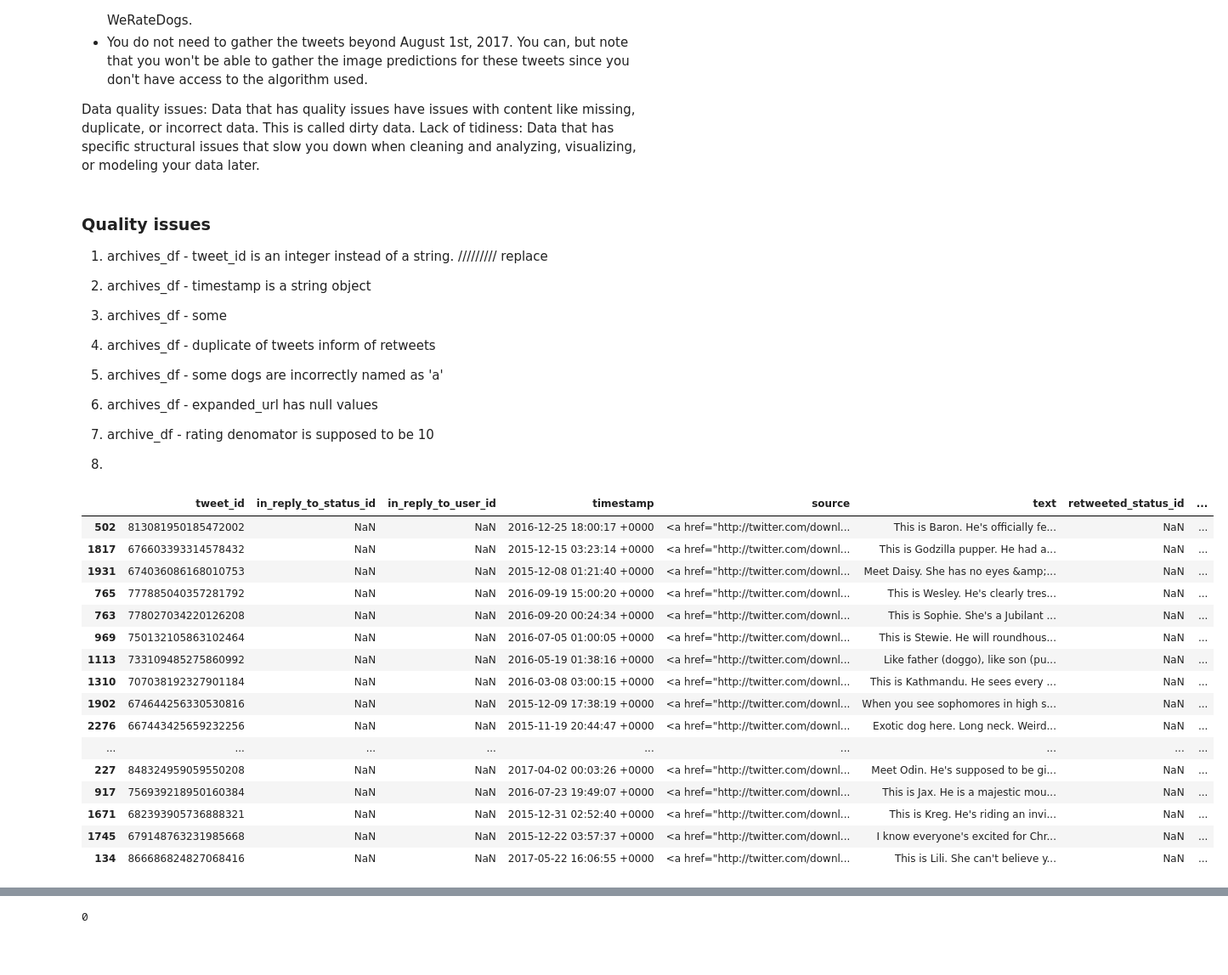
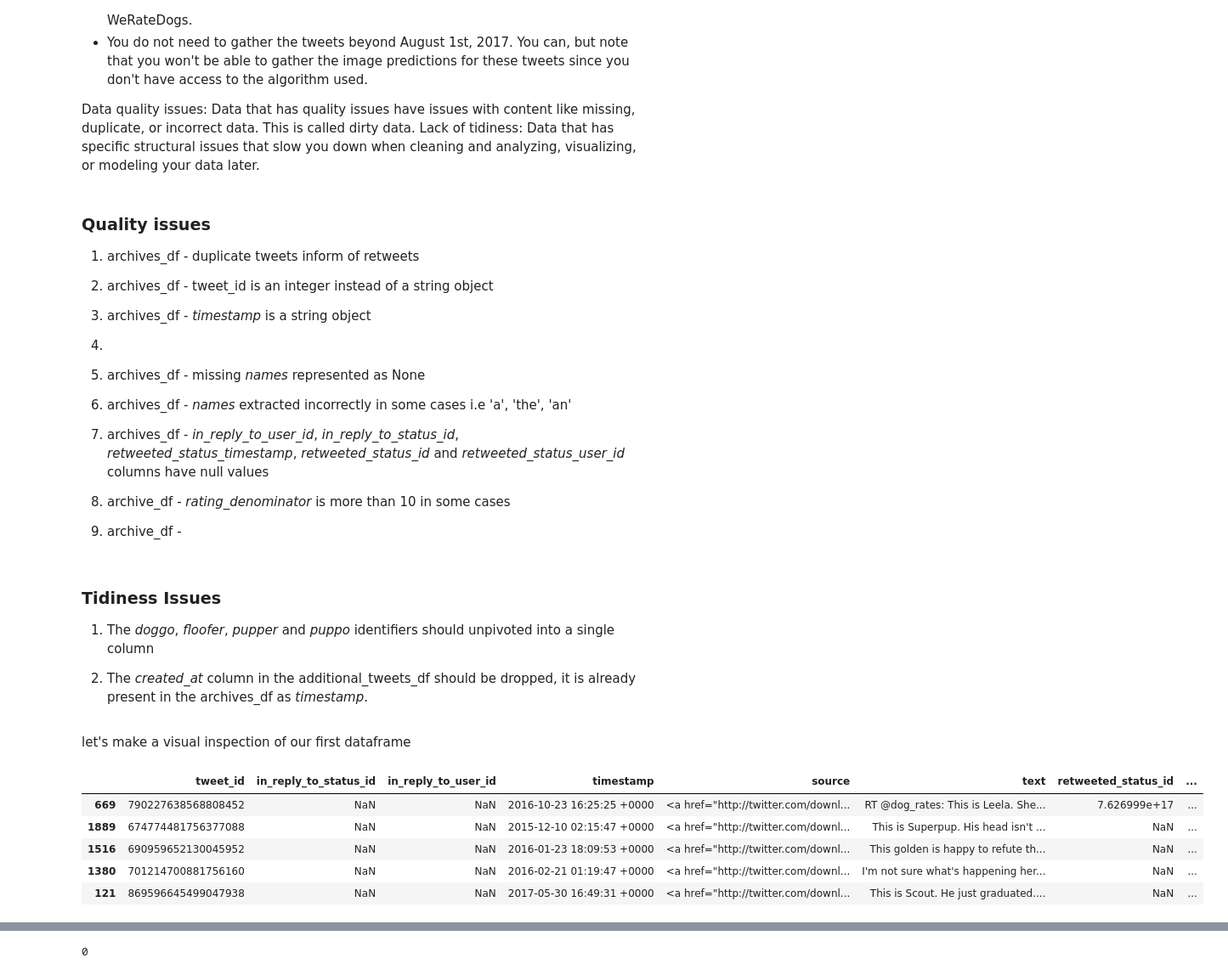
Before and after one commit to zadmainda/WeRateDogs-Data-Analysis, a Jupyter notebook: wrangle_act.ipynb, the cells around one changed output, grey strips where cells are left out. Shown: that part at 85% size. Cells and saved outputs as stored; diff of their text form; code cells hidden in the pictures; blank space fills up the shorter version.

Commit message:
finalize documenting quality issue

```diff
--- a/wrangle_act.ipynb
+++ b/wrangle_act.ipynb
@@ -128,38 +128,40 @@ Data quality issues: Data that has quality issues have issues with content like
 Lack of tidiness: Data that has specific structural issues that slow you down when cleaning and analyzing, visualizing, or modeling your data later.
 # %% [markdown]
 ### Quality issues
-1. archives_df - tweet_id is an integer instead of a string. ///////// replace
+1. archives_df - duplicate tweets inform of retweets
 
-2. archives_df - timestamp is a string object
+2. archives_df - tweet_id is an integer instead of a string object
 
-3. archives_df - some
+3. archives_df - *timestamp* is a string object
 
-4. archives_df - duplicate of tweets inform of retweets
+4.
 
-5. archives_df - some dogs are incorrectly named as 'a'
+5. archives_df - missing *names* represented as None
 
-6. archives_df - expanded_url has null values
+6. archives_df - *names* extracted incorrectly in some cases i.e 'a', 'the', 'an'
 
-7. archive_df - rating denomator is supposed to be 10
+6. archives_df - *in_reply_to_user_id*, *in_reply_to_status_id*, *retweeted_status_timestamp*, *retweeted_status_id* and *retweeted_status_user_id* columns have null values
 
-8.
+7. archive_df - *rating_denominator* is more than 10 in some cases
+
+8. archive_df -
+# %% [markdown]
+### Tidiness Issues
+
+1. The *doggo*, *floofer*, *pupper* and *puppo* identifiers should unpivoted into a single column
+
+2. The *created_at* column in the additional_tweets_df should be dropped, it is already present in the archives_df as *timestamp*.
+# %% [markdown]
+let's make a visual inspection of our first dataframe
+# %%
+pd.set_option('display.max_colwidth', None)
+pd.set_option('display.max_row', None)
 # %%
-archives_df.sample(25)
+archives_df.sample(5)
 # %% [output]
 |  | tweet_id | in_reply_to_status_id | in_reply_to_user_id | timestamp | source | text | retweeted_status_id | ... |
-| 502 | 813081950185472002 | NaN | NaN | 2016-12-25 18:00:17 +0000 | <a href="http://twitter.com/downl... | This is Baron. He's officially fe... | NaN | ... |
-| 1817 | 676603393314578432 | NaN | NaN | 2015-12-15 03:23:14 +0000 | <a href="http://twitter.com/downl... | This is Godzilla pupper. He had a... | NaN | ... |
-| 1931 | 674036086168010753 | NaN | NaN | 2015-12-08 01:21:40 +0000 | <a href="http://twitter.com/downl... | Meet Daisy. She has no eyes &amp;... | NaN | ... |
-| 765 | 777885040357281792 | NaN | NaN | 2016-09-19 15:00:20 +0000 | <a href="http://twitter.com/downl... | This is Wesley. He's clearly tres... | NaN | ... |
-| 763 | 778027034220126208 | NaN | NaN | 2016-09-20 00:24:34 +0000 | <a href="http://twitter.com/downl... | This is Sophie. She's a Jubilant ... | NaN | ... |
-| 969 | 750132105863102464 | NaN | NaN | 2016-07-05 01:00:05 +0000 | <a href="http://twitter.com/downl... | This is Stewie. He will roundhous... | NaN | ... |
-| 1113 | 733109485275860992 | NaN | NaN | 2016-05-19 01:38:16 +0000 | <a href="http://twitter.com/downl... | Like father (doggo), like son (pu... | NaN | ... |
-| 1310 | 707038192327901184 | NaN | NaN | 2016-03-08 03:00:15 +0000 | <a href="http://twitter.com/downl... | This is Kathmandu. He sees every ... | NaN | ... |
-| 1902 | 674644256330530816 | NaN | NaN | 2015-12-09 17:38:19 +0000 | <a href="http://twitter.com/downl... | When you see sophomores in high s... | NaN | ... |
-| 2276 | 667443425659232256 | NaN | NaN | 2015-11-19 20:44:47 +0000 | <a href="http://twitter.com/downl... | Exotic dog here. Long neck. Weird... | NaN | ... |
-| ... | ... | ... | ... | ... | ... | ... | ... | ... |
-| 227 | 848324959059550208 | NaN | NaN | 2017-04-02 00:03:26 +0000 | <a href="http://twitter.com/downl... | Meet Odin. He's supposed to be gi... | NaN | ... |
-| 917 | 756939218950160384 | NaN | NaN | 2016-07-23 19:49:07 +0000 | <a href="http://twitter.com/downl... | This is Jax. He is a majestic mou... | NaN | ... |
-| 1671 | 682393905736888321 | NaN | NaN | 2015-12-31 02:52:40 +0000 | <a href="http://twitter.com/downl... | This is Kreg. He's riding an invi... | NaN | ... |
-| 1745 | 679148763231985668 | NaN | NaN | 2015-12-22 03:57:37 +0000 | <a href="http://twitter.com/downl... | I know everyone's excited for Chr... | NaN | ... |
-| 134 | 866686824827068416 | NaN | NaN | 2017-05-22 16:06:55 +0000 | <a href="http://twitter.com/downl... | This is Lili. She can't believe y... | NaN | ... |
+| 669 | 790227638568808452 | NaN | NaN | 2016-10-23 16:25:25 +0000 | <a href="http://twitter.com/downl... | RT @dog_rates: This is Leela. She... | 7.626999e+17 | ... |
+| 1889 | 674774481756377088 | NaN | NaN | 2015-12-10 02:15:47 +0000 | <a href="http://twitter.com/downl... | This is Superpup. His head isn't ... | NaN | ... |
+| 1516 | 690959652130045952 | NaN | NaN | 2016-01-23 18:09:53 +0000 | <a href="http://twitter.com/downl... | This golden is happy to refute th... | NaN | ... |
+| 1380 | 701214700881756160 | NaN | NaN | 2016-02-21 01:19:47 +0000 | <a href="http://twitter.com/downl... | I'm not sure what's happening her... | NaN | ... |
+| 121 | 869596645499047938 | NaN | NaN | 2017-05-30 16:49:31 +0000 | <a href="http://twitter.com/downl... | This is Scout. He just graduated.... | NaN | ... |
```
Also changed, not shown: parts of 34 cells of this notebook.
